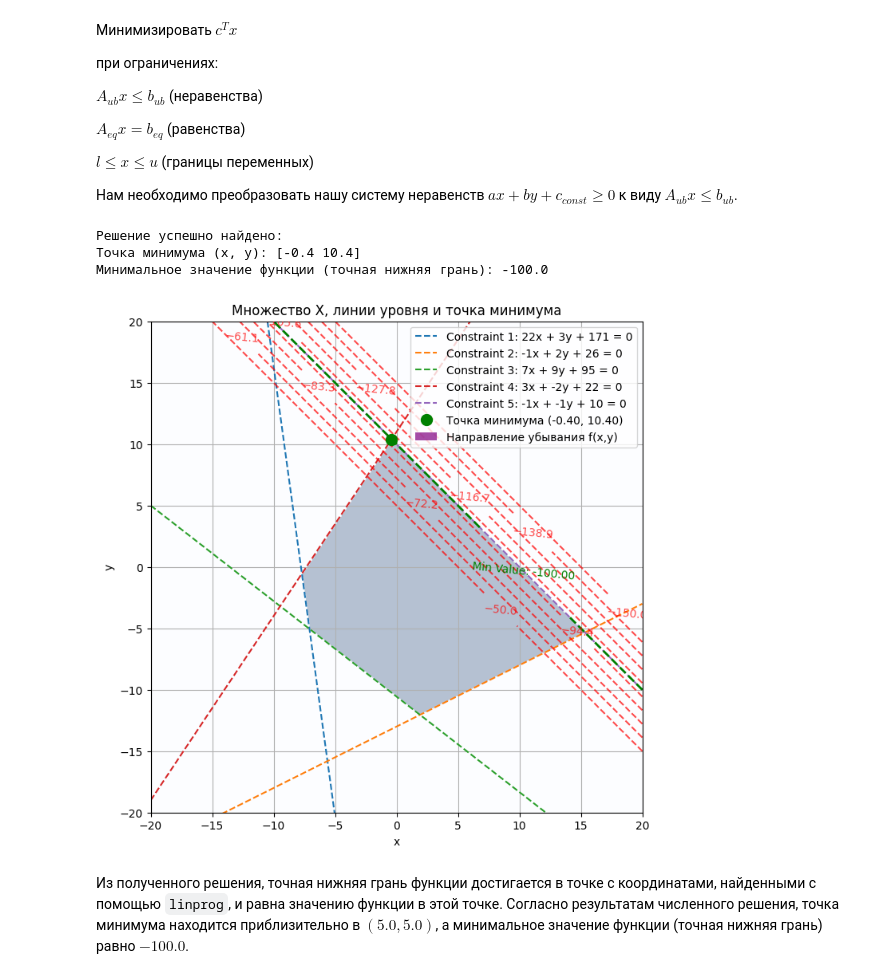
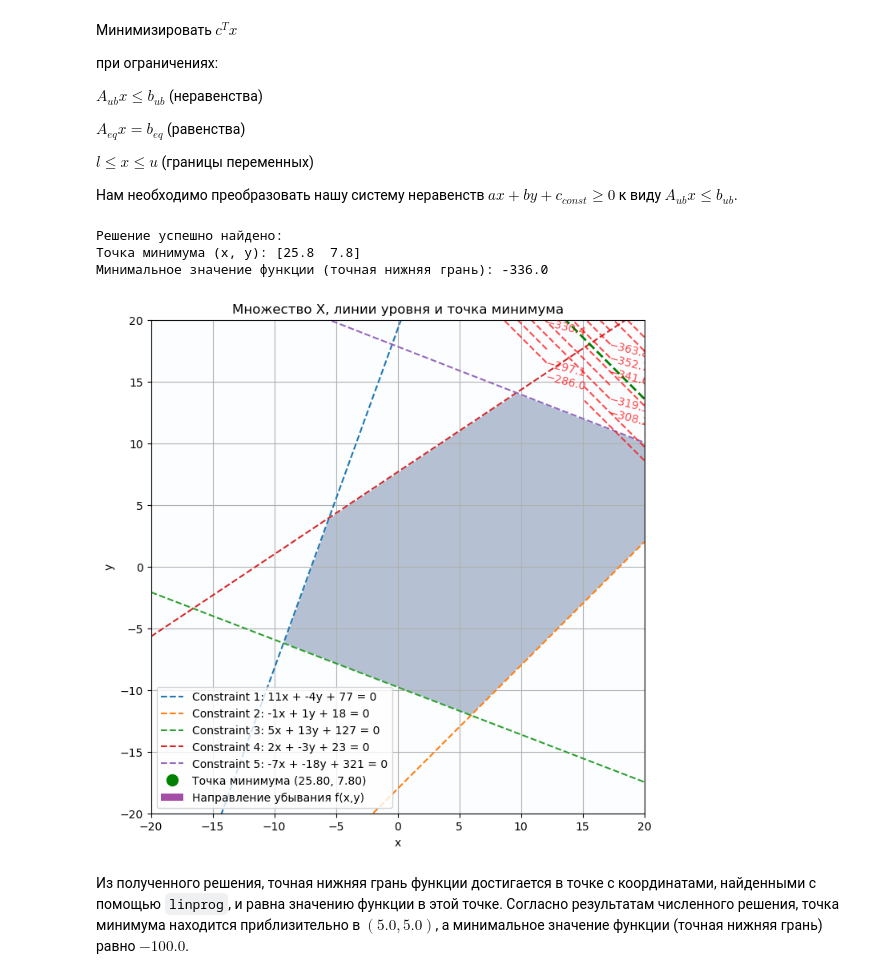
Before and after one commit to AhmedKashima/operations-research, a Jupyter notebook: ИО ДЗ-4 ИУ5-61Б Кашима.ipynb, the cells around one changed output. Cells and saved outputs as stored; diff of their text form; code cells hidden in the pictures.

```diff
--- a/ИО ДЗ-4 ИУ5-61Б Кашима.ipynb
+++ b/ИО ДЗ-4 ИУ5-61Б Кашима.ipynb
@@ -60,14 +60,14 @@ def simplify_inequality(a, b, c):
     # Иначе возвращаем исходные коэффициенты
     return a, b, c
 
-# Исходные неравенства в формате (коэффициент при x, коэффициент при y, свободный член)
+# Новые неравенства в формате (коэффициент при x, коэффициент при y, свободный член)
 # Неравенства вида C + ax + by >= 0 эквивалентны ax + by + C >= 0
 inequalities = [
-    (22, 3, 171),  # 171 + 22x + 3y >= 0
-    (-6, 12, 156), # 156 - 6x + 12y >= 0
-    (7, 9, 95),   # 95 + 7x + 9y >= 0
-    (6, -4, 44),  # 44 + 6x - 4y >= 0
-    (-9, -9, 90)  # 90 - 9x - 9y >= 0
+    (22, -8, 154),  # 154 + 22x - 8y >= 0
+    (-7, 7, 126),   # 126 - 7x + 7y >= 0
+    (5, 13, 127),   # 127 + 5x + 13y >= 0
+    (4, -6, 46),    # 46 + 4x - 6y >= 0
+    (-7, -18, 321)  # 321 - 7x - 18y >= 0
 ]
 
 simplified_inequalities = []
@@ -146,7 +146,7 @@ for i, (a, b, c_const) in enumerate(inequalities):
 level_values = np.linspace(-300, 100, 10) # Набор значений C для построения линий уровня
 
 # Вычисляем значения функции f(x, y) = -10x - 10y на всей сетке
-Z = -10 * X - 10 * Y
+Z = -10 * X + 6 * Y
 
 # Строим контурные линии (линии уровня), где Z равно level_values
 contour = plt.contour(X, Y, Z, levels=level_values, colors='red', alpha=0.7)
@@ -199,21 +199,14 @@ $l \le x \le u$ (границы переменных)
 # %%
 # Целевая функция: minimize c^T * x
 # Наша функция f(x,y) = -10x - 10y.
-# Вектор коэффициентов c для переменных x и y: c = [-10, -10]
-c = [-10, -10]
+# Вектор коэффициентов c для переменных x и y: c = [-10, + 6]
+c = [-10, -6]
 
 # Матрица ограничений для неравенств A_ub * x <= b_ub
 # Наши исходные неравенства имеют вид ax + by + c_const >= 0. Необходимо преобразовать их к виду A_ub * [x, y] <= b_ub.
 # ax + by >= -c_const
 # Умножим на -1, чтобы получить <=:
 # -ax - by <= c_const
-
-# Рассмотрим каждое (упрощенное) неравенство:
-# 1.  22x + 3y + 171 >= 0  <=>  22x + 3y >= -171  <=>  -22x - 3y <= 171.  Строка A_ub: [-22, -3], элемент b_ub: 171.
-# 2.  -x + 2y + 26 >= 0   <=>  -x + 2y >= -26   <=>   x - 2y <= 26.   Строка A_ub: [1, -2], элемент b_ub: 26.
-# 3.   7x + 9y + 95 >= 0   <=>   7x + 9y >= -95   <=>  -7x - 9y <= 95.   Строка A_ub: [-7, -9], элемент b_ub: 95.
-# 4.   3x - 2y + 22 >= 0   <=>   3x - 2y >= -22   <=>  -3x + 2y <= 22.   Строка A_ub: [-3, 2], элемент b_ub: 22.
-# 5.   -x - y + 10 >= 0   <=>   -x - y >= -10   <=>    x + y <= 10.    Строка A_ub: [1, 1], элемент b_ub: 10.
 
 # Составляем матрицу A_ub, где каждая строка соответствует коэффициентам [-a, -b] для соответствующего неравенства в форме <=.
 A_ub = [
@@ -288,36 +281,36 @@ if result.success:
     contour = plt.contour(X_grid, Y_grid, Z_grid, levels=level_values, colors='red', alpha=0.7)
     plt.clabel(contour, inline=1, fontsize=10)
 
     # Добавляем линию уровня, соответствующую найденному минимальному значению функции
     min_contour = plt.contour(X_grid, Y_grid, Z_grid, levels=[result.fun], colors='green', linewidths=2)
     plt.clabel(min_contour, inline=1, fontsize=10, fmt={result.fun: f'Min Value: {result.fun:.2f}'})
 
     # Отмечаем найденную точку минимума зеленым кружком
     plt.plot(result.x[0], result.x[1], 'go', markersize=10, label=f'Точка минимума ({result.x[0]:.2f}, {result.x[1]:.2f})') # 'go' - green circle
 
     # Вектор антиградиента (направление убывания)
     plt.quiver(result.x[0], result.x[1], 10, 10, color='purple', scale=100, label='Направление убывания f(x,y)', alpha=0.7, angles='xy', scale_units='xy')
 
 
     plt.xlabel('x')
     plt.ylabel('y')
     plt.title('Множество X, линии уровня и точка минимума')
     plt.xlim([x_vals.min(), x_vals.max()])
     plt.ylim([y_vals.min(), y_vals.max()])
     plt.grid(True)
     plt.legend()
     plt.show()
 
 else:
     # Если result.success ложно, значит, решение не найдено (например, множество X пустое или неограниченное в направлении минимизации).
     print("Решение не найдено или задача не имеет решения.")
     print(f"Статус: {result.status}") # Код статуса результата
     print(f"Сообщение: {result.message}") # Подробное сообщение о причине неудачи
 # %% [output]
 Решение успешно найдено:
-Точка минимума (x, y): [-0.4 10.4]
-Минимальное значение функции (точная нижняя грань): -100.0
+Точка минимума (x, y): [25.8  7.8]
+Минимальное значение функции (точная нижняя грань): -336.0
-[figure, old version]
+[figure, new version]
 # %% [markdown]
 Из полученного решения, точная нижняя грань функции достигается в точке с координатами, найденными с помощью `linprog`, и равна значению функции в этой точке. Согласно результатам численного решения, точка минимума находится приблизительно в $(5.0, 5.0)$, а минимальное значение функции (точная нижняя грань) равно $-100.0$.
 # %% [markdown]
```
Also changed, not shown: parts of 5 cells of this notebook, 1 other file.
